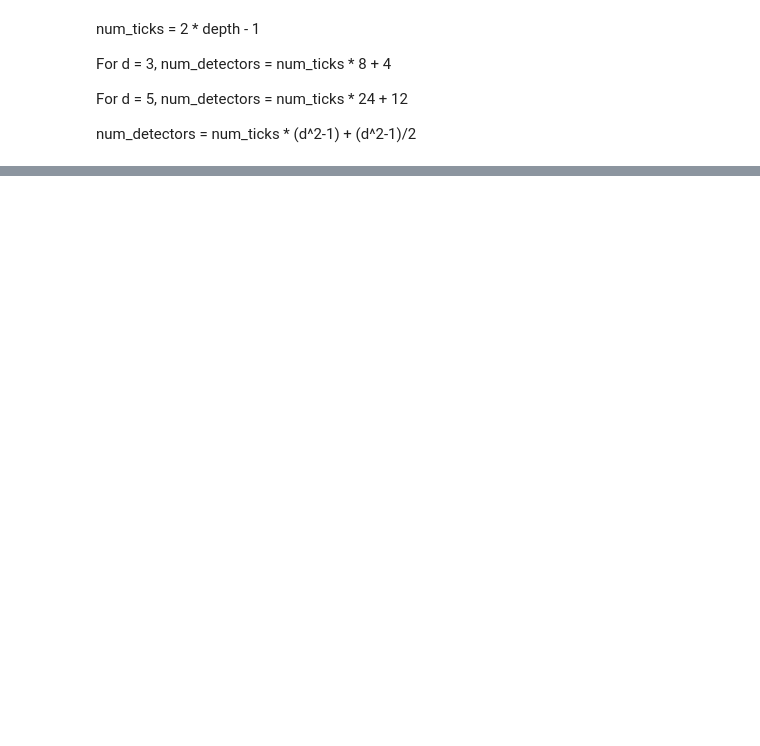
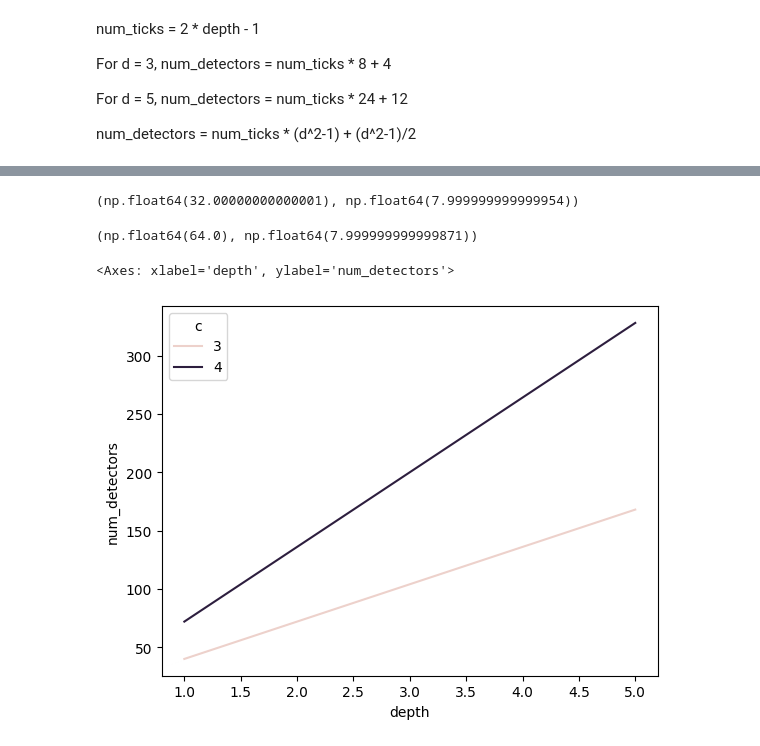
Before and after one commit to congfeng4/MCCD, a Jupyter notebook: detectors.ipynb, the cells around one changed output, grey strips where cells are left out. Cells and saved outputs as stored; diff of their text form; code cells hidden in the pictures; blank space fills up the shorter version.

```diff
--- a/detectors.ipynb
+++ b/detectors.ipynb
@@ -501,0 +562,25 @@ num_detectors = num_ticks * (d^2-1) + (d^2-1)/2
+# %%
+depth_list = [1,2,3,4,5]
+d_list = [3]
+c_list = [3, 4]
+record_list = []
+
+for depth, d, c in itertools.product(depth_list, d_list, c_list):
+    dataset = CachedSyndromeDataset('./cached_qec_data_small/train', code_distance=d,
+                                   circuit_index=str(c), batch_size=1024, depth=depth)
+    data = dataset[0]
+    final_syndromes = data['final_round_syndromes']
+    syndromes = data['syndromes']
+    num_detectors = (syndromes.numel() + final_syndromes.numel())// syndromes.shape[0]
+    record_list.append(dict(
+        depth=depth,
+        d=d,
+        c=c,
+        timesteps=syndromes.shape[1],
+        nbits=data['syndromes'].shape[2],
+        ndets=data['syndromes'].shape[3],
+        frs=final_syndromes.shape,
+        num_detectors=num_detectors,
+    ))
+
+df_record = pd.DataFrame.from_records(record_list).sort_values('c')
@@ -501,0 +601,15 @@ num_detectors = num_ticks * (d^2-1) + (d^2-1)/2
+# %%
+k, b = np.polyfit(df_record[df_record.c == 3]['depth'], df_record[df_record.c == 3]['num_detectors'], 1)
+k, b
+# %% [output]
+(np.float64(32.00000000000001), np.float64(7.999999999999954))
+# %%
+k, b = np.polyfit(df_record[df_record.c == 4]['depth'], df_record[df_record.c == 4]['num_detectors'], 1)
+k, b
+# %% [output]
+(np.float64(64.0), np.float64(7.999999999999871))
+# %%
+sns.lineplot(df_record, x='depth', y='num_detectors', hue='c')
+# %% [output]
+<Axes: xlabel='depth', ylabel='num_detectors'>
+[figure, added]
```
Also changed, not shown: parts of 23 cells of this notebook, 3 other files.
